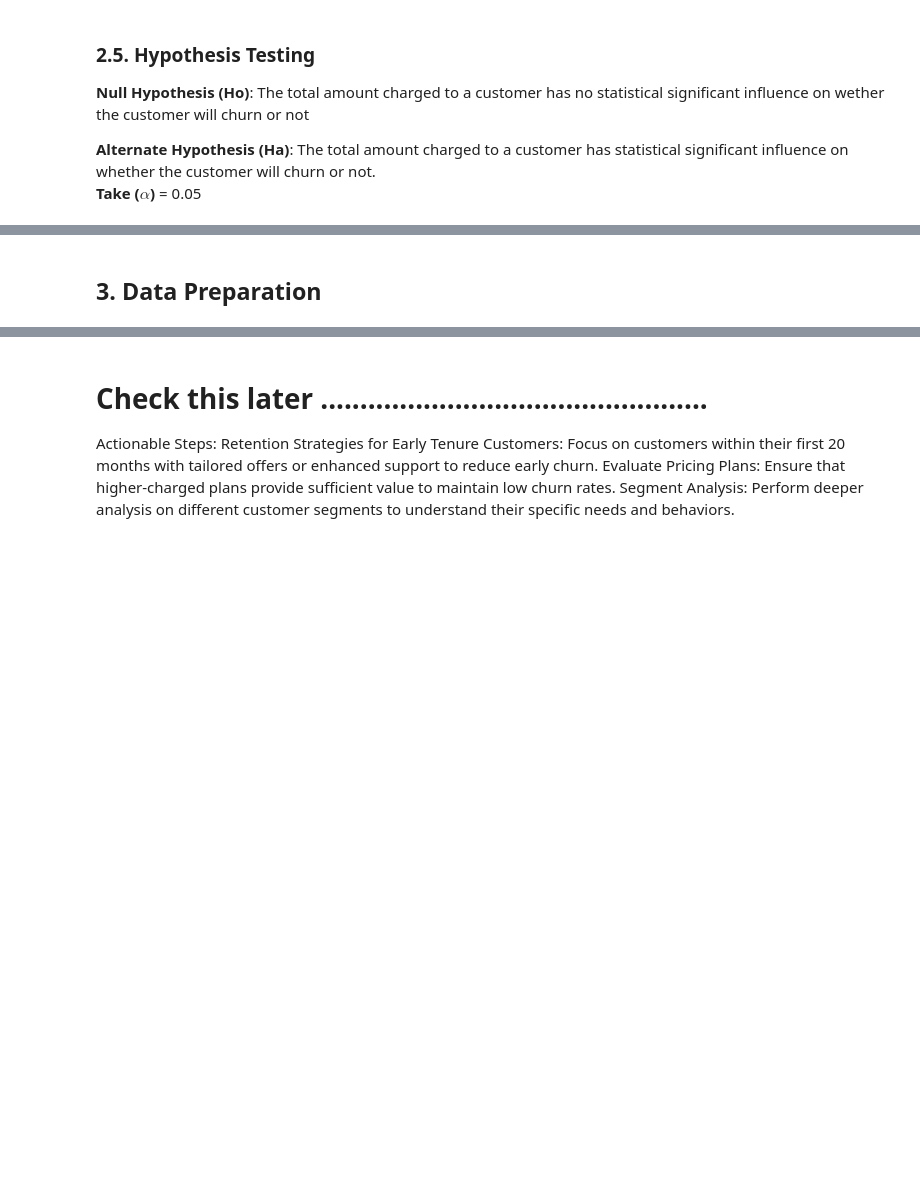
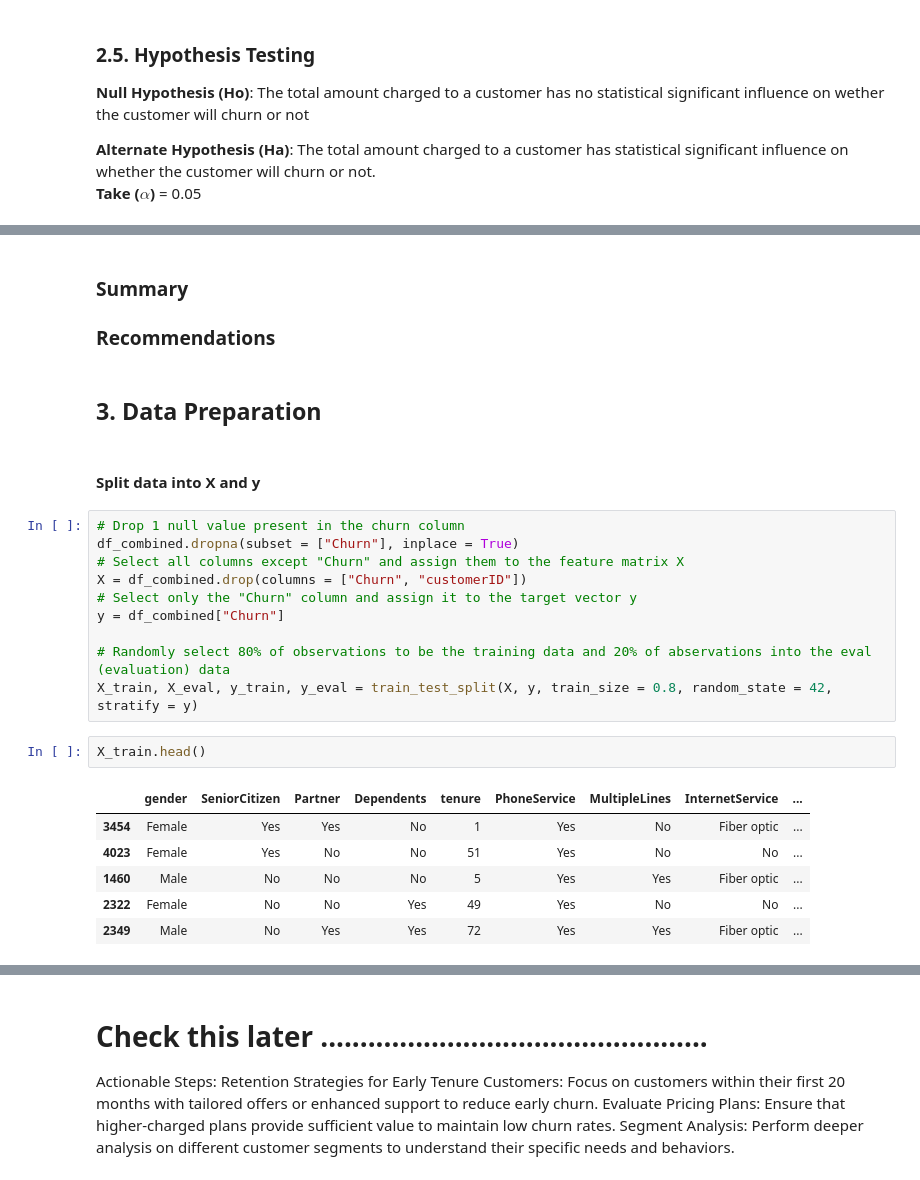
Before and after one commit to edadso/Customer-Churn-Prediction-Vodafone-Corporation, a Jupyter notebook: notebooks/project_code.ipynb, the cells around one changed output, grey strips where cells are left out. Cells and saved outputs as stored; diff of their text form; blank space fills up the shorter version.

```diff
--- a/notebooks/project_code.ipynb
+++ b/notebooks/project_code.ipynb
@@ -886,2 +914,27 @@ p-value: 9.970211412915064e-59
+# %% [markdown]
+### Summary
+
+### Recommendations
 # %% [markdown]
 ## 3. Data Preparation
+# %% [markdown]
+#### Split data into X and y
+# %%
+# Drop 1 null value present in the churn column
+df_combined.dropna(subset = ["Churn"], inplace = True)
+# Select all columns except "Churn" and assign them to the feature matrix X
+X = df_combined.drop(columns = ["Churn", "customerID"])
+# Select only the "Churn" column and assign it to the target vector y
+y = df_combined["Churn"]
+
+# Randomly select 80% of observations to be the training data and 20% of abservations into the eval (evaluation) data
+X_train, X_eval, y_train, y_eval = train_test_split(X, y, train_size = 0.8, random_state = 42, stratify = y)
+# %%
+X_train.head()
+# %% [output]
+|  | gender | SeniorCitizen | Partner | Dependents | tenure | PhoneService | MultipleLines | InternetService | ... |
+| 3454 | Female | Yes | Yes | No | 1 | Yes | No | Fiber optic | ... |
+| 4023 | Female | Yes | No | No | 51 | Yes | No | No | ... |
+| 1460 | Male | No | No | No | 5 | Yes | Yes | Fiber optic | ... |
+| 2322 | Female | No | No | Yes | 49 | Yes | No | No | ... |
+| 2349 | Male | No | Yes | Yes | 72 | Yes | Yes | Fiber optic | ... |
```
Also changed, not shown: parts of 32 cells of this notebook.
